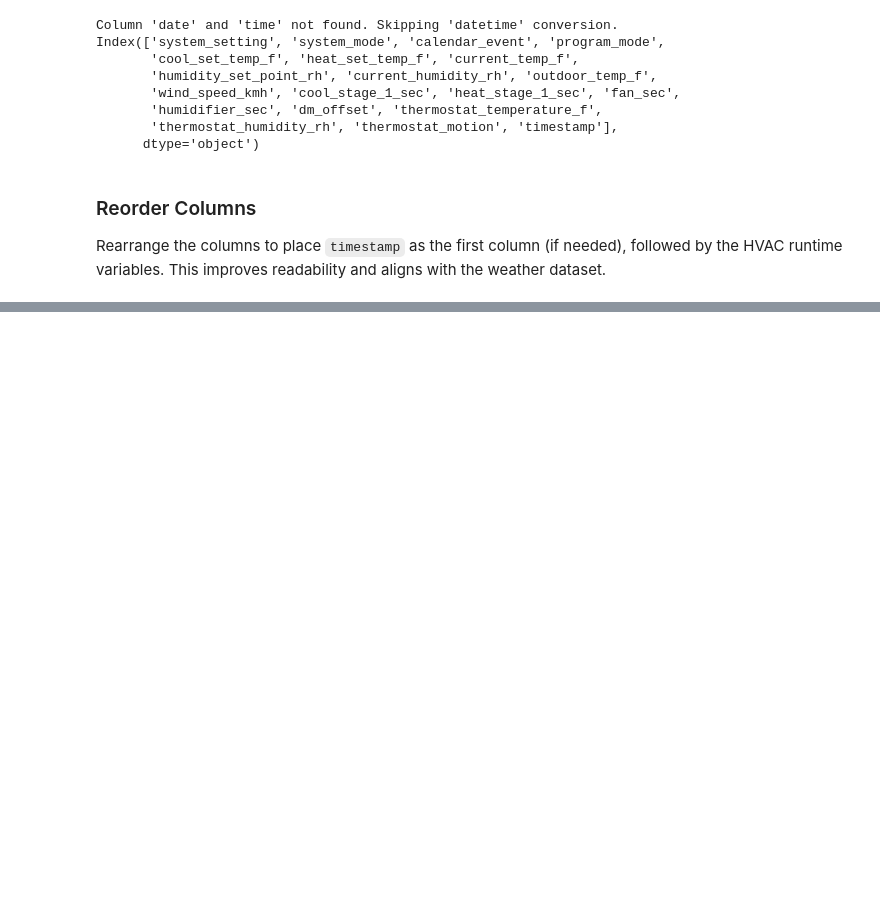
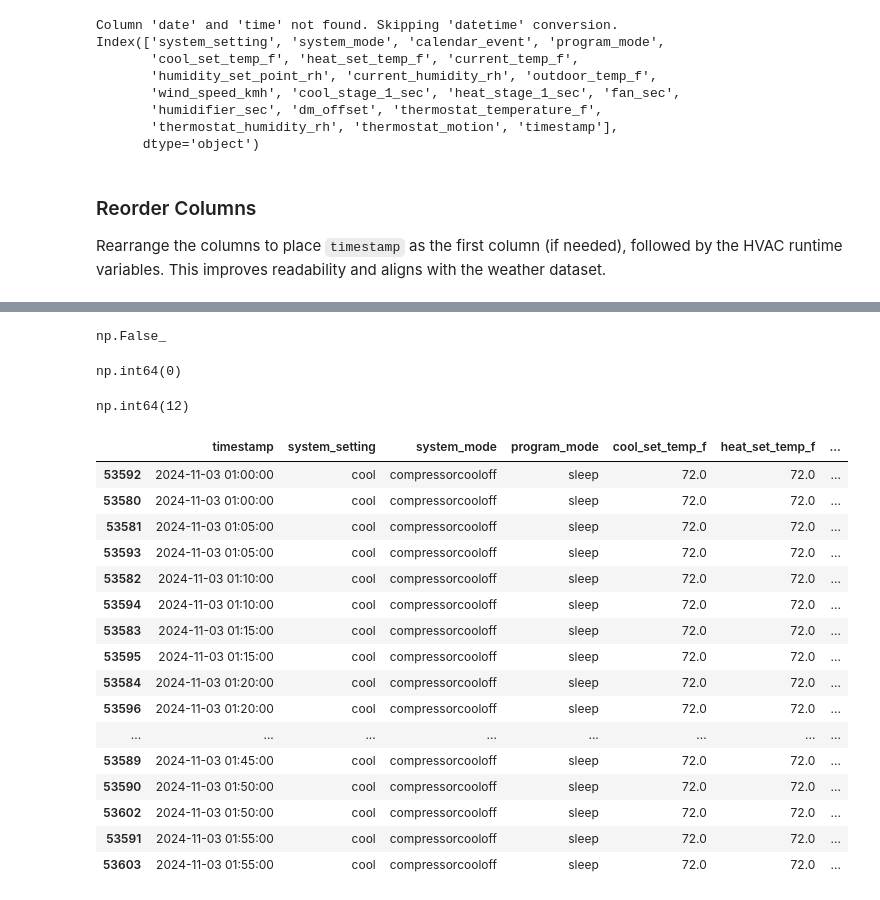
Before and after one commit to sarayum/thermostat_energy_analysis, a Jupyter notebook: notebooks/clean_thermostat_data.ipynb, the cells around one changed output, grey strips where cells are left out. Saved outputs shown, nothing was run; the diff lists cells and outputs as text; code cells hidden in the pictures; blank space fills up the shorter version.

Commit message:
modified code to handle duplicate values

```diff
--- a/notebooks/clean_thermostat_data.ipynb
+++ b/notebooks/clean_thermostat_data.ipynb
@@ -204,0 +271,14 @@ Index(['timestamp', 'system_setting', 'system_mode', 'calendar_event',
+# %%
+# Create a backup copy
+#thermostat_df_full = thermostat_df.copy()
+
+
+# Drop non-essential columns from main DataFrame
+thermostat_df.drop(columns=['calendar_event', 'dm_offset'], inplace=True)
+# %%
+#Drop rows where all columns except 'timestamp' are blank
+
+thermostat_df = thermostat_df[~thermostat_df.drop(columns=['timestamp']).isnull().all(axis=1)]
+
+missing_pct = thermostat_df.isnull().mean() * 100
+print(missing_pct)
@@ -204,0 +354,5 @@ Index(['timestamp', 'system_setting', 'system_mode', 'calendar_event',
+# %%
+
+# Sort data by timestamp for chronological order
+thermostat_df.sort_values('timestamp', inplace=True)
+thermostat_df
@@ -204,0 +373,4 @@ Index(['timestamp', 'system_setting', 'system_mode', 'calendar_event',
+# %%
+# Forward-fill missing values in all columns
+#thermostat_df.fillna(method='ffill', inplace=True)
+thermostat_df.ffill(inplace=True)
@@ -204,0 +416,35 @@ Index(['timestamp', 'system_setting', 'system_mode', 'calendar_event',
+# %%
+thermostat_df.isnull().values.any()
+# %% [output]
+np.False_
+# %%
+thermostat_df.duplicated().sum()
+# %% [output]
+np.int64(0)
+# %%
+# Check duplicates based on timestamp only
+thermostat_df.duplicated(subset=['timestamp']).sum()
+# %% [output]
+np.int64(12)
+# %%
+# Finding duplicate timestamps
+duplicate_ts = thermostat_df[thermostat_df.duplicated(subset=['timestamp'], keep=False)]
+duplicate_ts.sort_values('timestamp')
+# %% [output]
+|  | timestamp | system_setting | system_mode | program_mode | cool_set_temp_f | heat_set_temp_f | ... |
+| 53592 | 2024-11-03 01:00:00 | cool | compressorcooloff | sleep | 72.0 | 72.0 | ... |
+| 53580 | 2024-11-03 01:00:00 | cool | compressorcooloff | sleep | 72.0 | 72.0 | ... |
+| 53581 | 2024-11-03 01:05:00 | cool | compressorcooloff | sleep | 72.0 | 72.0 | ... |
+| 53593 | 2024-11-03 01:05:00 | cool | compressorcooloff | sleep | 72.0 | 72.0 | ... |
+| 53582 | 2024-11-03 01:10:00 | cool | compressorcooloff | sleep | 72.0 | 72.0 | ... |
+| 53594 | 2024-11-03 01:10:00 | cool | compressorcooloff | sleep | 72.0 | 72.0 | ... |
+| 53583 | 2024-11-03 01:15:00 | cool | compressorcooloff | sleep | 72.0 | 72.0 | ... |
+| 53595 | 2024-11-03 01:15:00 | cool | compressorcooloff | sleep | 72.0 | 72.0 | ... |
+| 53584 | 2024-11-03 01:20:00 | cool | compressorcooloff | sleep | 72.0 | 72.0 | ... |
+| 53596 | 2024-11-03 01:20:00 | cool | compressorcooloff | sleep | 72.0 | 72.0 | ... |
+| ... | ... | ... | ... | ... | ... | ... | ... |
+| 53589 | 2024-11-03 01:45:00 | cool | compressorcooloff | sleep | 72.0 | 72.0 | ... |
+| 53590 | 2024-11-03 01:50:00 | cool | compressorcooloff | sleep | 72.0 | 72.0 | ... |
+| 53602 | 2024-11-03 01:50:00 | cool | compressorcooloff | sleep | 72.0 | 72.0 | ... |
+| 53591 | 2024-11-03 01:55:00 | cool | compressorcooloff | sleep | 72.0 | 72.0 | ... |
+| 53603 | 2024-11-03 01:55:00 | cool | compressorcooloff | sleep | 72.0 | 72.0 | ... |
```
Also changed, not shown: parts of 19 cells of this notebook.
